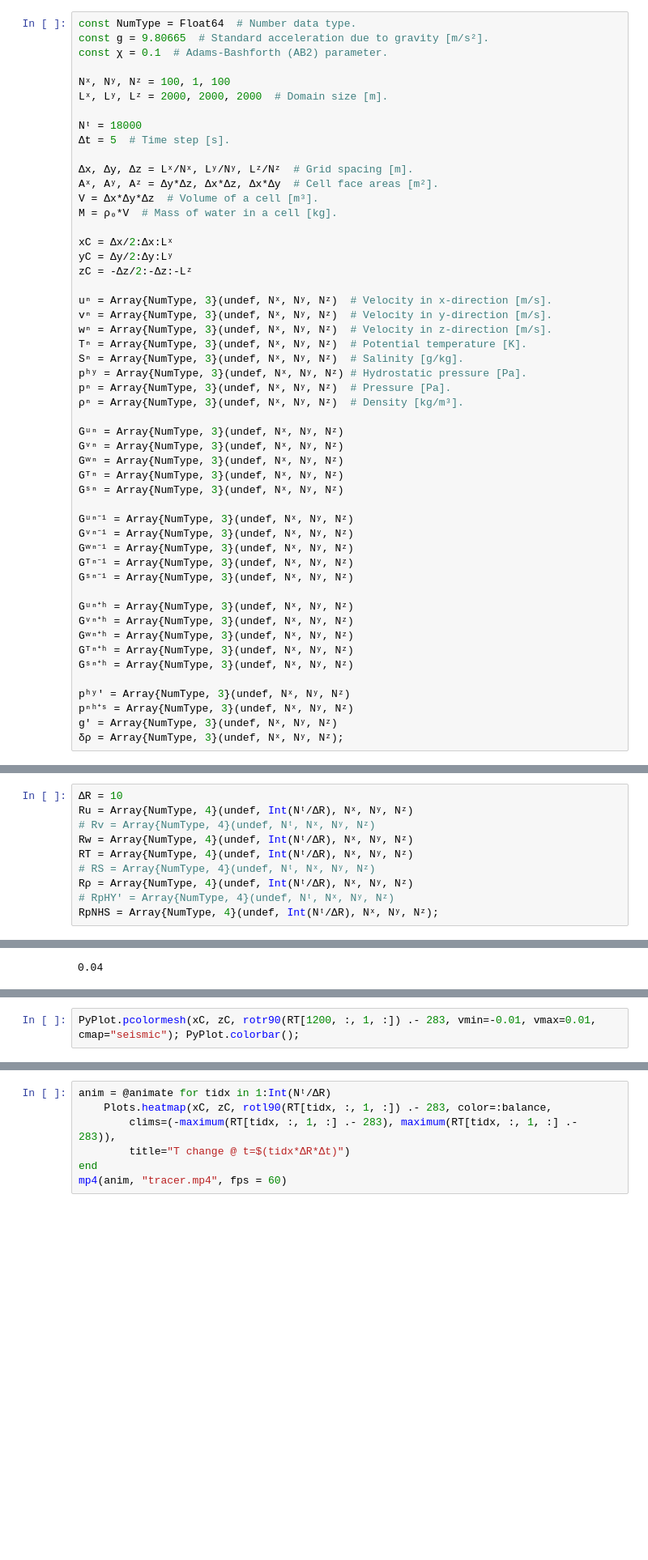
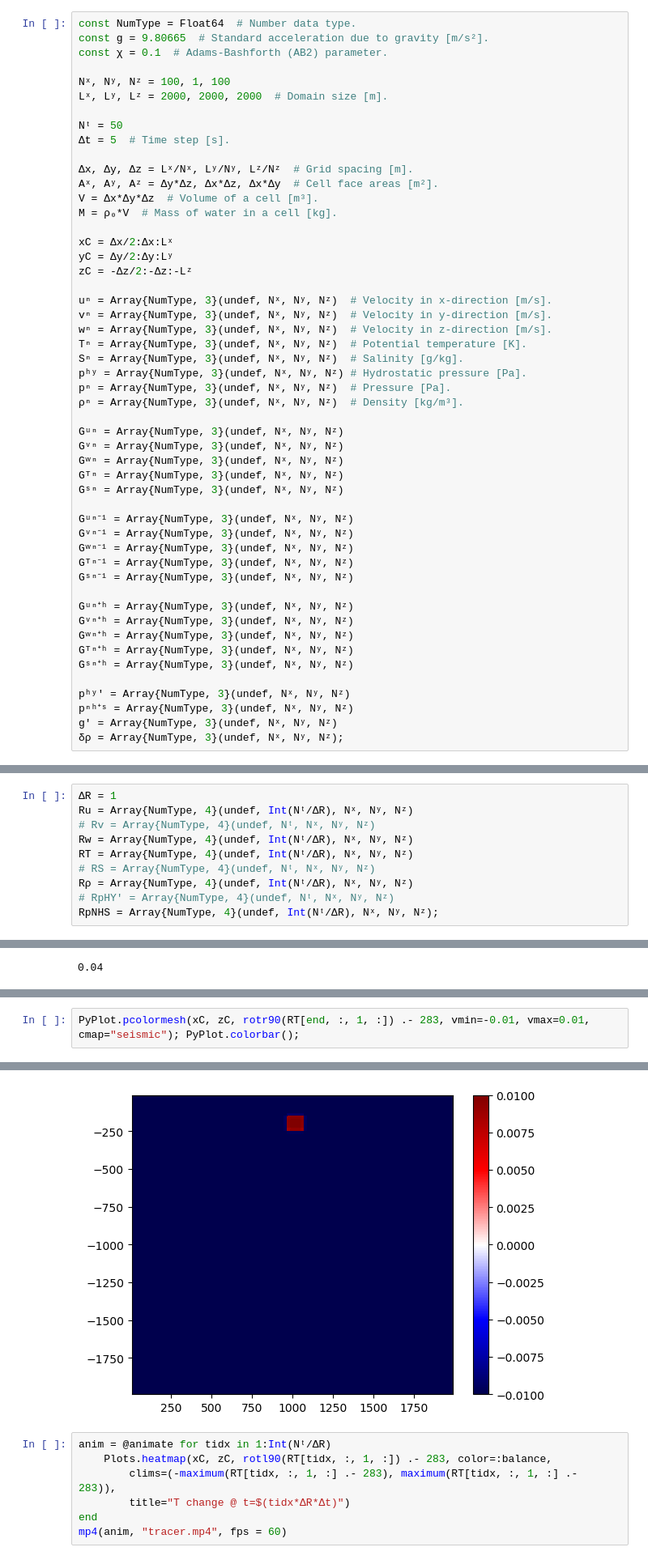
Before and after one commit to ali-ramadhan/random-jupyter-notebooks, a Jupyter notebook: Oceananigans.jl/Testing Oceananigans in 2D.ipynb, the cells around one changed output, grey strips where cells are left out. Shown at 81% size. Cells and saved outputs as stored; diff of their text form; blank space fills up the shorter version.

```diff
--- a/Oceananigans.jl/Testing Oceananigans in 2D.ipynb
+++ b/Oceananigans.jl/Testing Oceananigans in 2D.ipynb
@@ -90,7 +84,7 @@ const χ = 0.1  # Adams-Bashforth (AB2) parameter.
 Nˣ, Nʸ, Nᶻ = 100, 1, 100
 Lˣ, Lʸ, Lᶻ = 2000, 2000, 2000  # Domain size [m].
 
-Nᵗ = 18000
+Nᵗ = 50
 Δt = 5  # Time step [s].
 
 Δx, Δy, Δz = Lˣ/Nˣ, Lʸ/Nʸ, Lᶻ/Nᶻ  # Grid spacing [m].
@@ -153,7 +147,7 @@ Tⁿ[Int(Nˣ/2)-2:Int(Nˣ/2)+2, 1, 10-2:10+2] .= 283.1;
 # Tⁿ .= Tⁿ .+ ΔT;
 # PyPlot.pcolormesh(Tⁿ[:, 1, :] .- 283) ; PyPlot.colorbar();
 # %%
-ΔR = 10
+ΔR = 1
 Ru = Array{NumType, 4}(undef, Int(Nᵗ/ΔR), Nˣ, Nʸ, Nᶻ)
 # Rv = Array{NumType, 4}(undef, Nᵗ, Nˣ, Nʸ, Nᶻ)
 Rw = Array{NumType, 4}(undef, Int(Nᵗ/ΔR), Nˣ, Nʸ, Nᶻ)
@@ -271,3 +373,3 @@ Plots.GRBackend()
 # %%
-PyPlot.pcolormesh(xC, zC, rotr90(RT[1200, :, 1, :]) .- 283, vmin=-0.01, vmax=0.01, cmap="seismic"); PyPlot.colorbar();
+PyPlot.pcolormesh(xC, zC, rotr90(RT[end, :, 1, :]) .- 283, vmin=-0.01, vmax=0.01, cmap="seismic"); PyPlot.colorbar();
 # %% [output]
@@ -275,3 +376,4 @@ UndefVarError: UndefVarError: RT not defined
+[figure, added]
 # %%
 anim = @animate for tidx in 1:Int(Nᵗ/ΔR)
     Plots.heatmap(xC, zC, rotl90(RT[tidx, :, 1, :]) .- 283, color=:balance,
```
Also changed, not shown: parts of 10 cells of this notebook.
